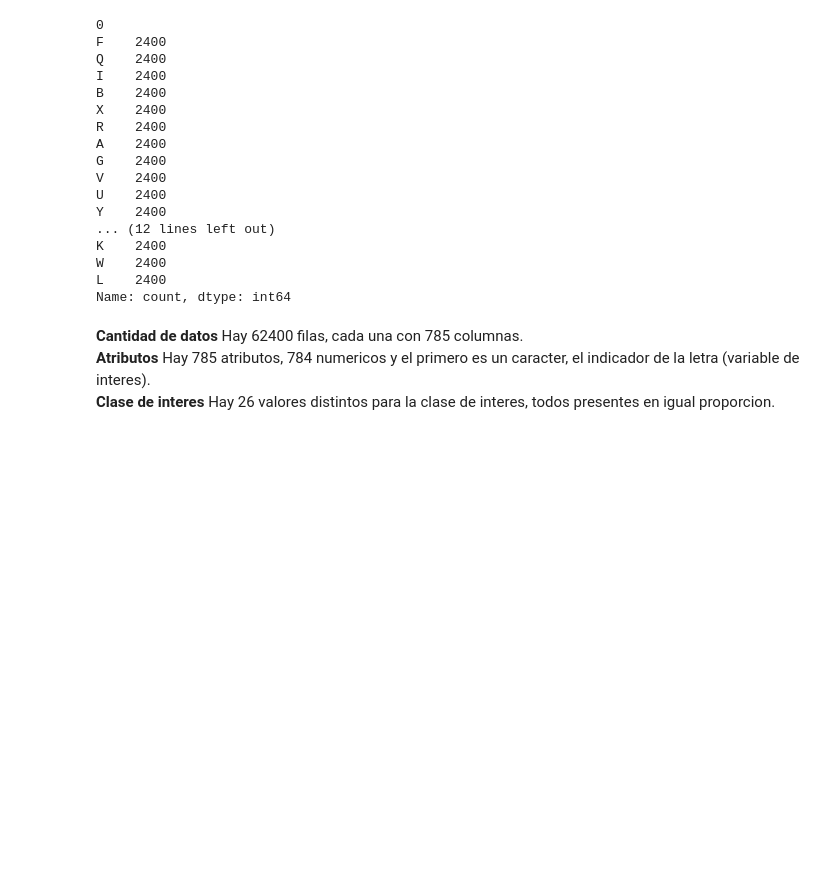
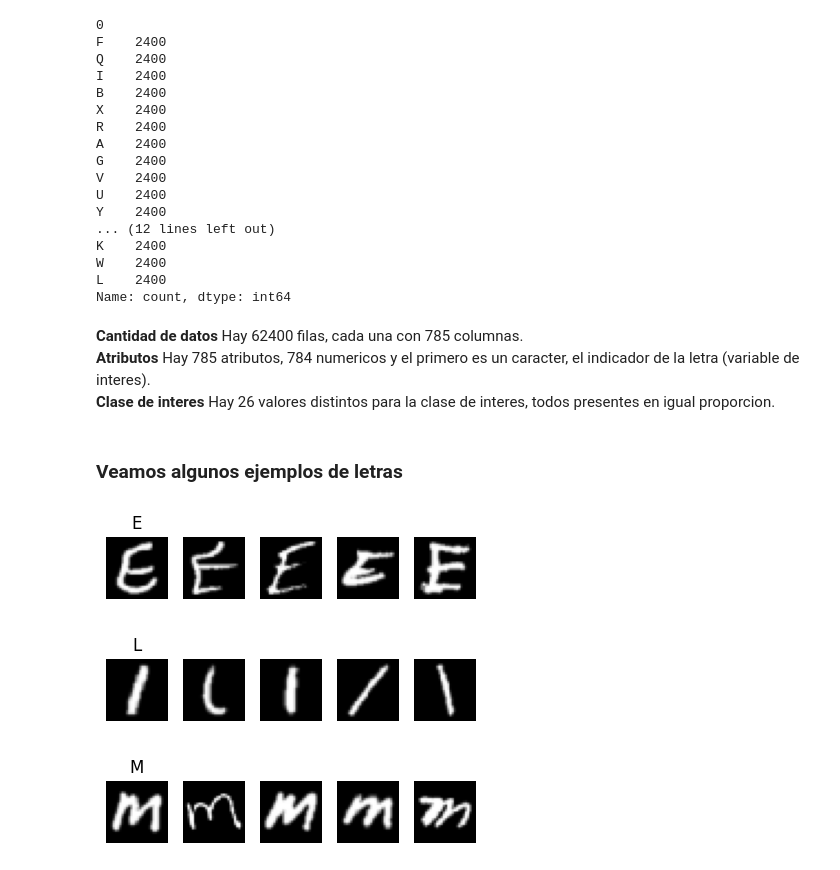
Before and after one commit to GuidoPauletti/EMNIST-Classifier, a Jupyter notebook: notas.ipynb, the cells around one changed output. Saved outputs shown, nothing was run; the diff lists cells and outputs as text; code cells hidden in the pictures; blank space fills up the shorter version.

```diff
--- a/notas.ipynb
+++ b/notas.ipynb
@@ -55,3 +55,42 @@ Name: count, dtype: int64
 **Cantidad de datos** Hay 62400 filas, cada una con 785 columnas.<br>
 **Atributos** Hay 785 atributos, 784 numericos y el primero es un caracter, el indicador de la letra (variable de interes).<br>
 **Clase de interes** Hay  26 valores distintos para la clase de interes, todos presentes en igual proporcion.
+# %% [markdown]
+<h3>Veamos algunos ejemplos de letras</h3>
+# %%
+def flip_rotate(image):
+    """
+    Función que recibe un array de numpy representando una
+    imagen de 28x28. Espeja el array y lo rota en 90°.
+    """
+    W = 28
+    H = 28
+    image = image.reshape(W, H)
+    image = np.fliplr(image)
+    image = np.rot90(image)
+    return image
+# %%
+Es = df[df[0] == "E"]
+Ls = df[df[0] == "L"]
+Ms = df[df[0] == "M"]
+# %%
+# Definir los dataframes en un diccionario para facilitar el bucle
+letras = {'E': Es, 'L': Ls, 'M': Ms}
+
+fig, axs = plt.subplots(3, 5, figsize=(4, 4))  # 3 filas para las letras, 5 columnas para ejemplos de cada letra
+
+for i, (letras, data) in enumerate(letras.items()):
+    # Obtener las primeras 5 imágenes del dataframe actual
+    for j in range(5):
+        row = data.iloc[j].drop(0)
+        image_array = np.array(row).astype(np.float32)
+        image = flip_rotate(image_array)
+        axs[i, j].imshow(image, cmap='gray')
+        axs[i, j].axis('off')
+        if j == 0:
+            axs[i, j].set_title(letras)
+
+plt.tight_layout()
+plt.show()
+# %% [output]
+[figure, added]
```
Also changed, not shown: parts of 5 cells of this notebook.
